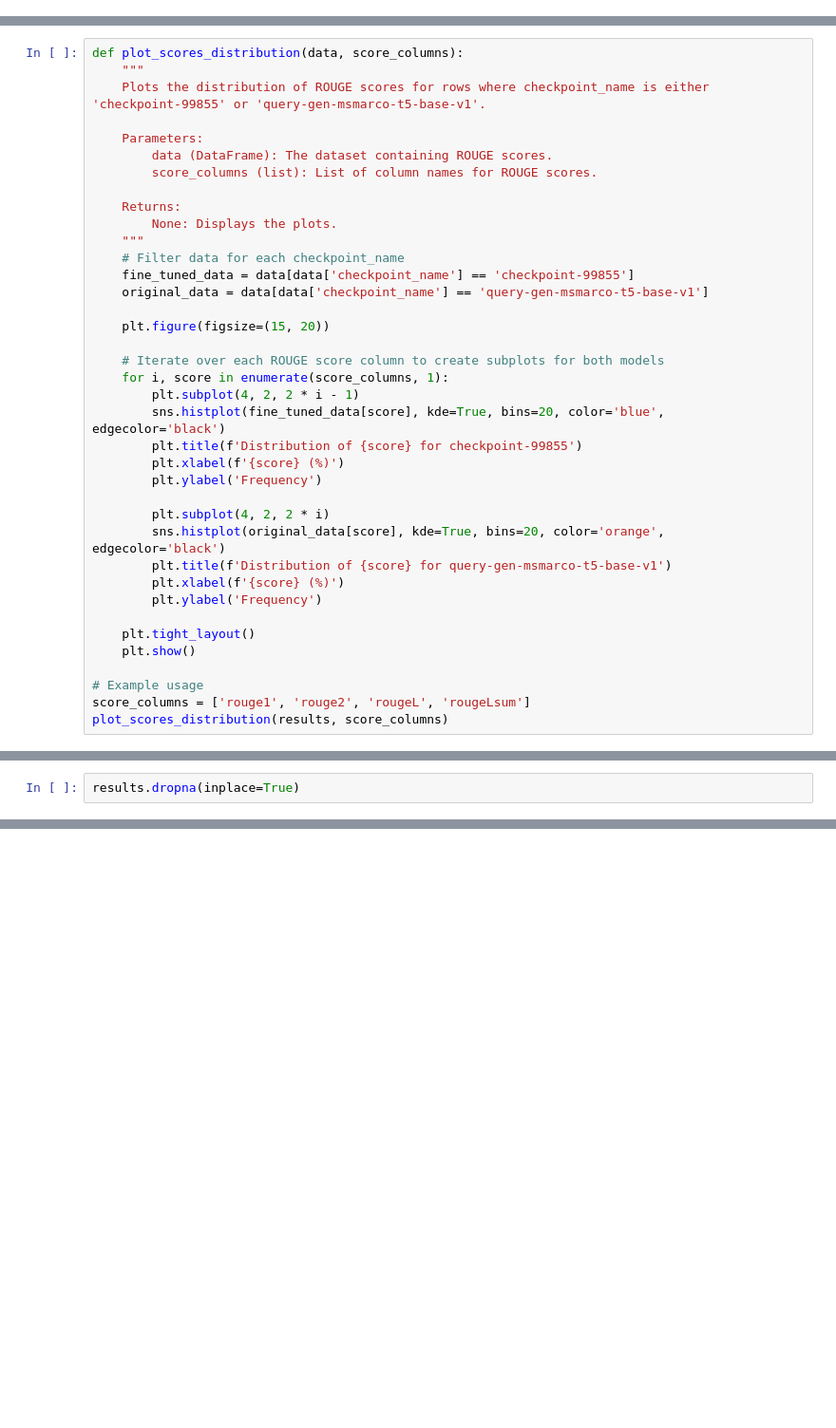
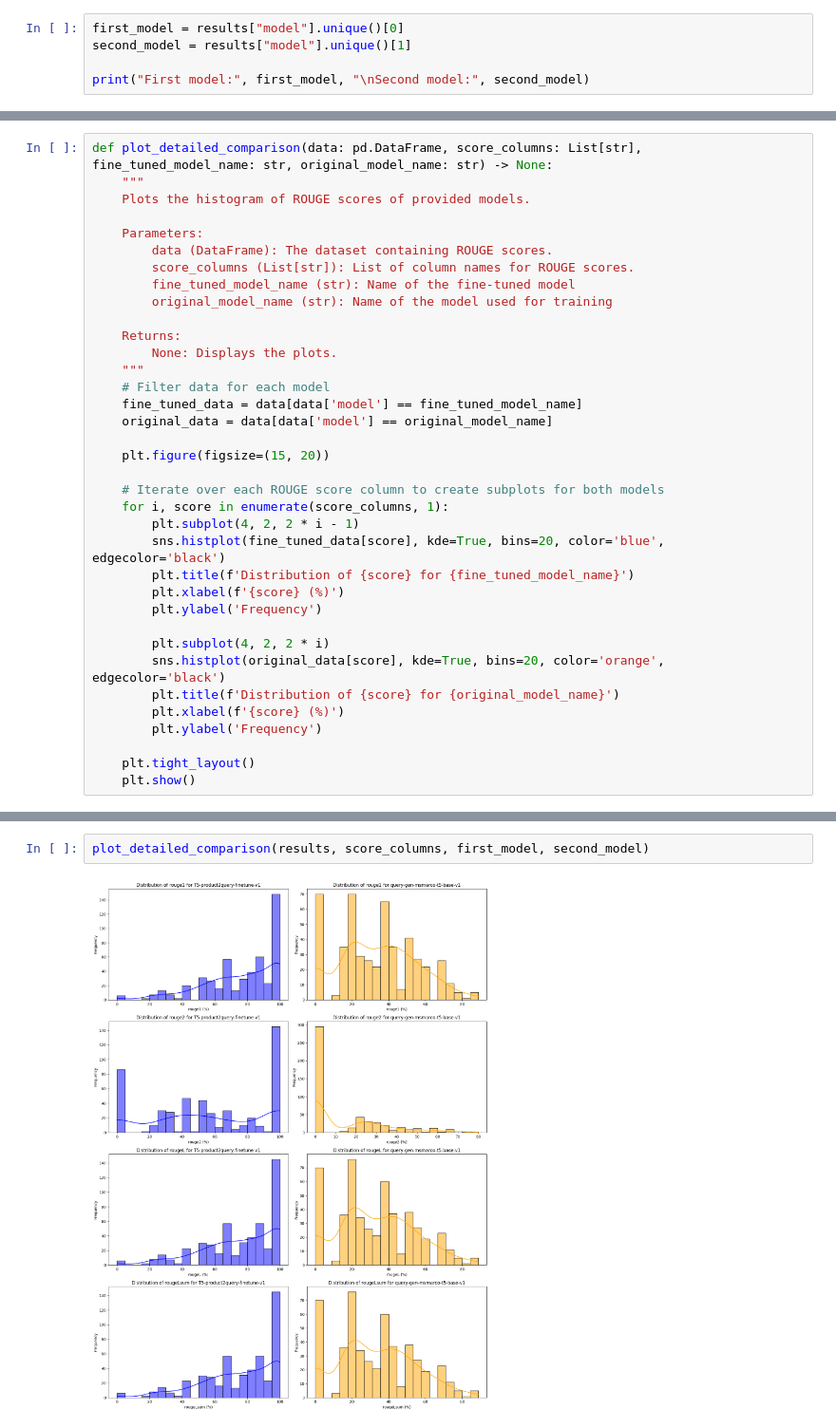
Before and after one commit to smartcat-labs/GenQ, a Jupyter notebook: eval/result_analysis.ipynb, the cells around one changed output, grey strips where cells are left out. Shown at 95% size. Drawn from its saved outputs; the diff is of its cells as text; blank space fills up the shorter version.

Commit message:
Refactor result_analysis notebook

```diff
--- a/eval/result_analysis.ipynb
+++ b/eval/result_analysis.ipynb
@@ -32,0 +36,5 @@ memory usage: 62.6+ KB
+# %%
+first_model = results["model"].unique()[0]
+second_model = results["model"].unique()[1]
+
+print("First model:", first_model, "\nSecond model:", second_model)
@@ -33,18 +83,20 @@ memory usage: 62.6+ KB
 # %%
-def plot_scores_distribution(data, score_columns):
+def plot_detailed_comparison(data: pd.DataFrame, score_columns: List[str], fine_tuned_model_name: str, original_model_name: str) -> None:
     """
-    Plots the distribution of ROUGE scores for rows where checkpoint_name is either 'checkpoint-99855' or 'query-gen-msmarco-t5-base-v1'.
+    Plots the histogram of ROUGE scores of provided models.
 
     Parameters:
         data (DataFrame): The dataset containing ROUGE scores.
-        score_columns (list): List of column names for ROUGE scores.
+        score_columns (List[str]): List of column names for ROUGE scores.
+        fine_tuned_model_name (str): Name of the fine-tuned model
+        original_model_name (str): Name of the model used for training
 
     Returns:
         None: Displays the plots.
     """
-    # Filter data for each checkpoint_name
-    fine_tuned_data = data[data['checkpoint_name'] == 'checkpoint-99855']
-    original_data = data[data['checkpoint_name'] == 'query-gen-msmarco-t5-base-v1']
+    # Filter data for each model
+    fine_tuned_data = data[data['model'] == fine_tuned_model_name]
+    original_data = data[data['model'] == original_model_name]
 
     plt.figure(figsize=(15, 20))
 
@@ -52,19 +104,15 @@ def plot_scores_distribution(data, score_columns):
     for i, score in enumerate(score_columns, 1):
         plt.subplot(4, 2, 2 * i - 1)
         sns.histplot(fine_tuned_data[score], kde=True, bins=20, color='blue', edgecolor='black')
-        plt.title(f'Distribution of {score} for checkpoint-99855')
+        plt.title(f'Distribution of {score} for {fine_tuned_model_name}')
         plt.xlabel(f'{score} (%)')
         plt.ylabel('Frequency')
 
         plt.subplot(4, 2, 2 * i)
         sns.histplot(original_data[score], kde=True, bins=20, color='orange', edgecolor='black')
-        plt.title(f'Distribution of {score} for query-gen-msmarco-t5-base-v1')
+        plt.title(f'Distribution of {score} for {original_model_name}')
         plt.xlabel(f'{score} (%)')
         plt.ylabel('Frequency')
 
     plt.tight_layout()
     plt.show()
-
-# Example usage
-score_columns = ['rouge1', 'rouge2', 'rougeL', 'rougeLsum']
-plot_scores_distribution(results, score_columns)
@@ -125,2 +118,0 @@ results.head()
-# %%
-results.dropna(inplace=True)
@@ -285,0 +121,4 @@ worst
+# %%
+plot_detailed_comparison(results, score_columns, first_model, second_model)
+# %% [output]
+[figure, added]
```
Also changed, not shown: parts of 26 cells of this notebook.
